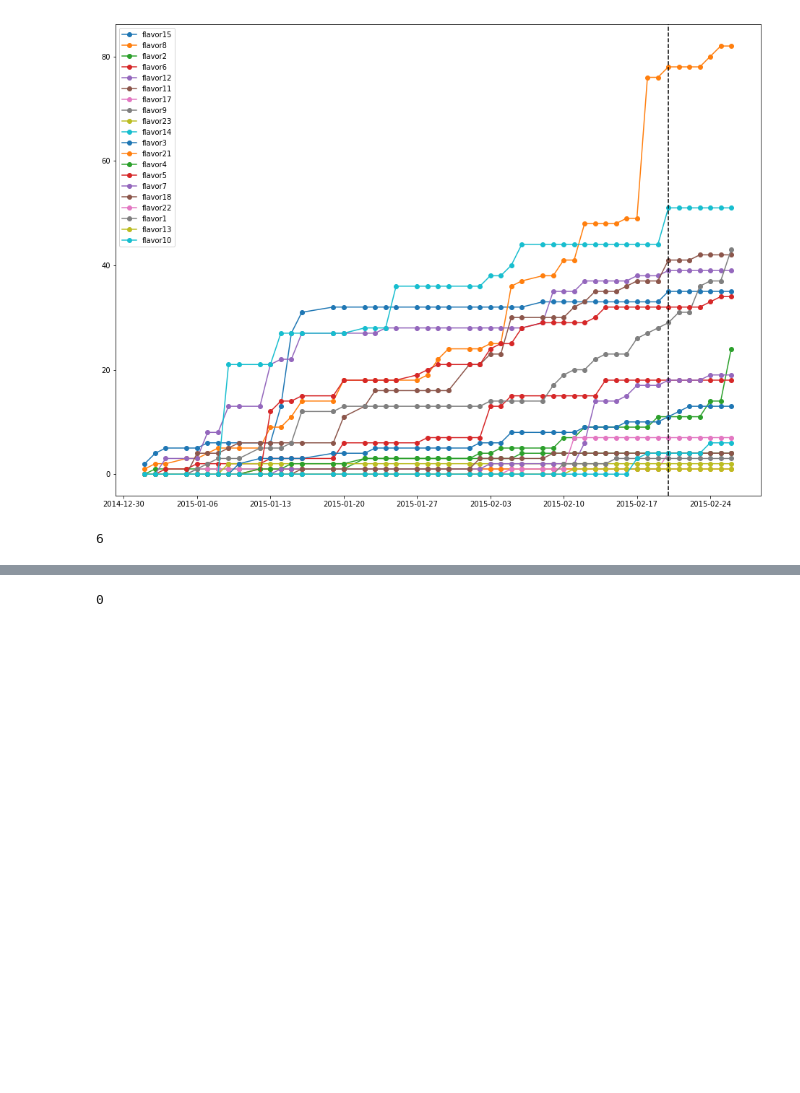
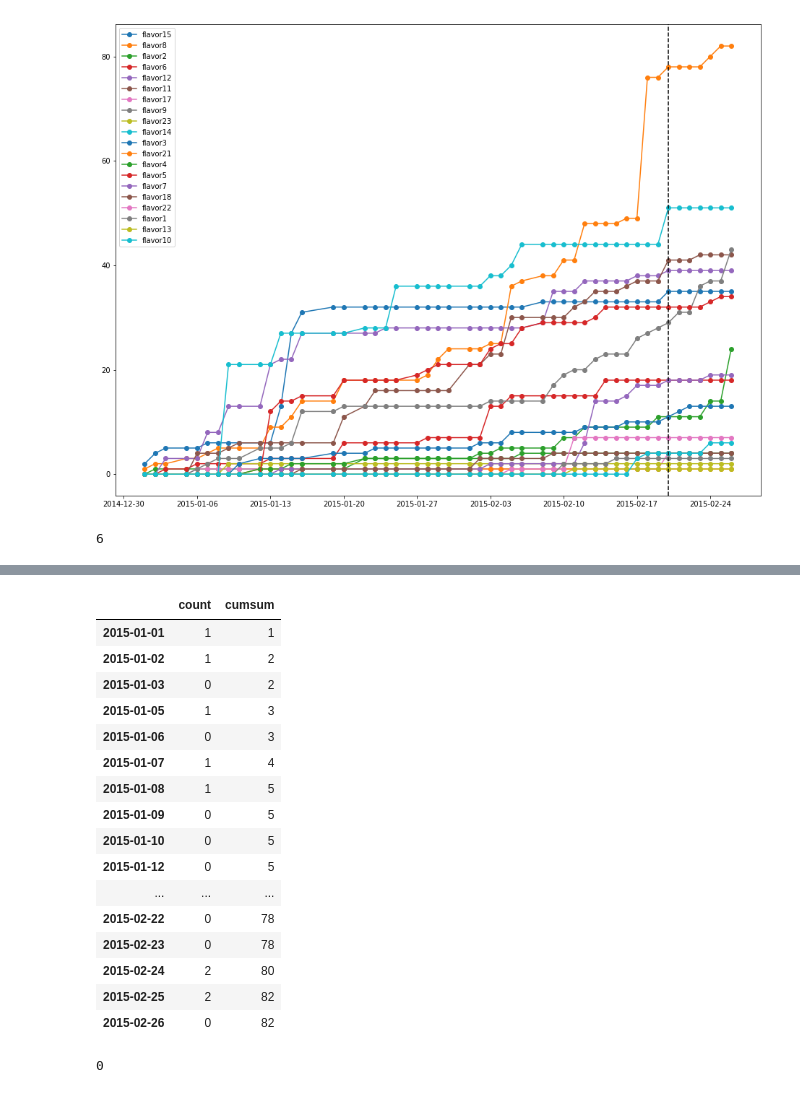
Before and after one commit to netcan/2018-HUAWEI-Codecraft, a Jupyter notebook: auxiliary/flavor_analysis.ipynb, the cells around one changed output, grey strips where cells are left out. Saved outputs shown, nothing was run; the diff lists cells and outputs as text; code cells hidden in the pictures; blank space fills up the shorter version.

```diff
--- a/auxiliary/flavor_analysis.ipynb
+++ b/auxiliary/flavor_analysis.ipynb
@@ -89,6 +89,26 @@ for vm_name in flavors_complete:
    flavor1         1         0        -1
   flavor13         0         0         0
   flavor10         4         2        -2
+# %%
+flavors_complete['flavor8']
+# %% [output]
+|  | count | cumsum |
+| 2015-01-01 | 1 | 1 |
+| 2015-01-02 | 1 | 2 |
+| 2015-01-03 | 0 | 2 |
+| 2015-01-05 | 1 | 3 |
+| 2015-01-06 | 0 | 3 |
+| 2015-01-07 | 1 | 4 |
+| 2015-01-08 | 1 | 5 |
+| 2015-01-09 | 0 | 5 |
+| 2015-01-10 | 0 | 5 |
+| 2015-01-12 | 0 | 5 |
+| ... | ... | ... |
+| 2015-02-22 | 0 | 78 |
+| 2015-02-23 | 0 | 78 |
+| 2015-02-24 | 2 | 80 |
+| 2015-02-25 | 2 | 82 |
+| 2015-02-26 | 0 | 82 |
 # %%
 # %% [output]
 0
```
Also changed, not shown: parts of 2 cells of this notebook, 9 other files.
